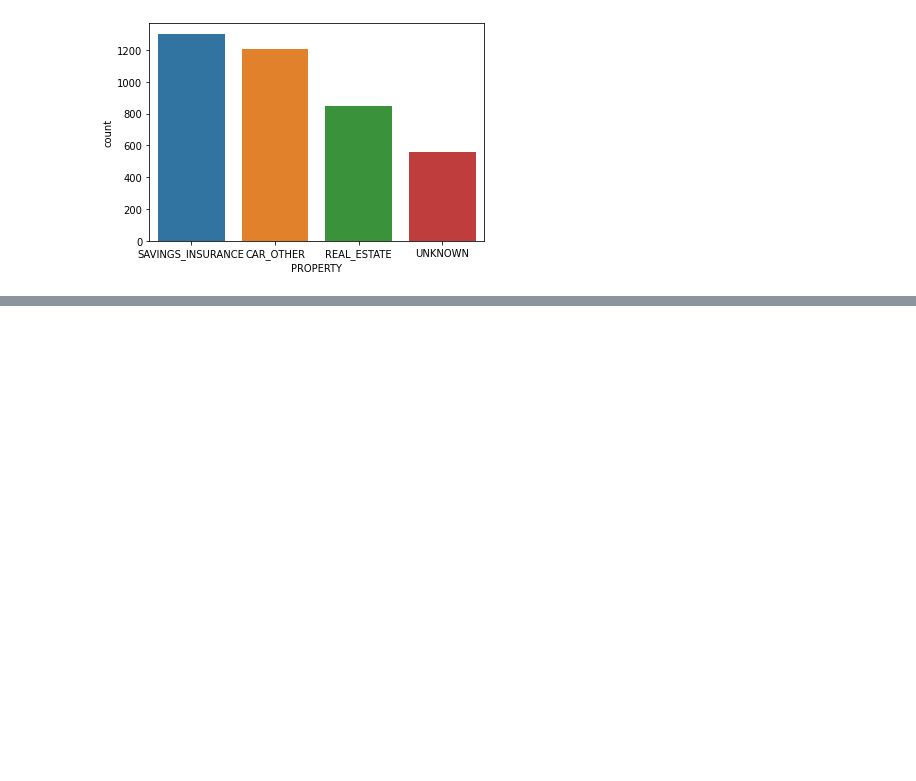
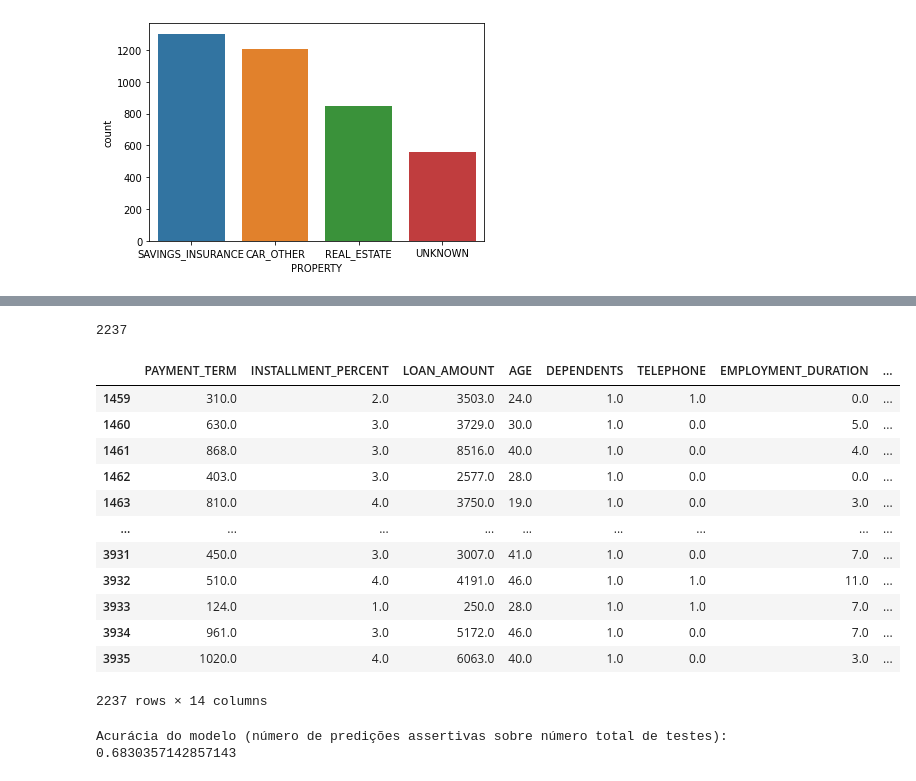
Before and after one commit to igordasilveirafranco/desafio-1-2021, a Jupyter notebook: assets/notebooks/desafio1-consolidado.ipynb, the cells around one changed output, grey strips where cells are left out. Saved outputs shown, nothing was run; the diff lists cells and outputs as text; code cells hidden in the pictures; blank space fills up the shorter version.

```diff
--- a/assets/notebooks/desafio1-consolidado.ipynb
+++ b/assets/notebooks/desafio1-consolidado.ipynb
@@ -107,0 +88,11 @@ type(chart)
+# %%
+features = ['PAYMENT_TERM','INSTALLMENT_PERCENT','LOAN_PURPOSE','LOAN_AMOUNT','OTHERS_ON_LOAN','AGE','DEPENDENTS','TELEPHONE','EMPLOYMENT_DURATION',
+'PROPERTY','HOUSING','CURRENT_RESIDENCE_DURATION','CREDIT_HISTORY','EXISTING_CREDITS_COUNT']
+target = ['ALLOW']
+
+X = lo_de_ac_clean[features].copy()
+y = lo_de_ac_clean[target].copy()
+# %%
+len(X)
+# %% [output]
+2237
@@ -107,0 +104,43 @@ type(chart)
+# %%
+le = LabelEncoder()
+# le_LOAN_PURPOSE = LabelEncoder()
+# le_OTHERS_ON_LOAN = LabelEncoder()
+# le_PROPERTY = LabelEncoder()
+# le_HOUSING = LabelEncoder()
+# le_CREDIT_HISTORY = LabelEncoder()
+# le_CHECKING_BALANCE = LabelEncoder()
+# %%
+X['LOAN_PURPOSE_n'] = le.fit_transform(X['LOAN_PURPOSE'])
+X['OTHERS_ON_LOAN_n'] = le.fit_transform(X['OTHERS_ON_LOAN'])
+X['PROPERTY_n'] = le.fit_transform(X['PROPERTY'])
+X['HOUSING_n'] = le.fit_transform(X['HOUSING'])
+X['CREDIT_HISTORY_n'] = le.fit_transform(X['CREDIT_HISTORY'])
+X_n = X.drop(['LOAN_PURPOSE','OTHERS_ON_LOAN','PROPERTY','HOUSING','CREDIT_HISTORY'],axis='columns')
+# %%
+X_n
+# %% [output]
+|  | PAYMENT_TERM | INSTALLMENT_PERCENT | LOAN_AMOUNT | AGE | DEPENDENTS | TELEPHONE | EMPLOYMENT_DURATION | ... |
+| 1459 | 310.0 | 2.0 | 3503.0 | 24.0 | 1.0 | 1.0 | 0.0 | ... |
+| 1460 | 630.0 | 3.0 | 3729.0 | 30.0 | 1.0 | 0.0 | 5.0 | ... |
+| 1461 | 868.0 | 3.0 | 8516.0 | 40.0 | 1.0 | 0.0 | 4.0 | ... |
+| 1462 | 403.0 | 3.0 | 2577.0 | 28.0 | 1.0 | 0.0 | 0.0 | ... |
+| 1463 | 810.0 | 4.0 | 3750.0 | 19.0 | 1.0 | 0.0 | 3.0 | ... |
+| ... | ... | ... | ... | ... | ... | ... | ... | ... |
+| 3931 | 450.0 | 3.0 | 3007.0 | 41.0 | 1.0 | 0.0 | 7.0 | ... |
+| 3932 | 510.0 | 4.0 | 4191.0 | 46.0 | 1.0 | 1.0 | 11.0 | ... |
+| 3933 | 124.0 | 1.0 | 250.0 | 28.0 | 1.0 | 1.0 | 7.0 | ... |
+| 3934 | 961.0 | 3.0 | 5172.0 | 46.0 | 1.0 | 0.0 | 7.0 | ... |
+| 3935 | 1020.0 | 4.0 | 6063.0 | 40.0 | 1.0 | 0.0 | 3.0 | ... |
+2237 rows × 14 columns
+# %%
+test_pct = 0.3 # Separaremos 30% dos dados para testes
+X_train, X_test, y_train, y_test = train_test_split(X_n, y, test_size=test_pct)
+
+model = DecisionTreeClassifier()
+model.fit(X_train, y_train)
+
+y_pred = model.predict(X_test)
+acc = accuracy_score(y_test, y_pred)
+print(f"Acurácia do modelo (número de predições assertivas sobre número total de testes): {acc}")
+# %% [output]
+Acurácia do modelo (número de predições assertivas sobre número total de testes): 0.6830357142857143
```
Also changed, not shown: parts of 12 cells of this notebook, 2 other files.
